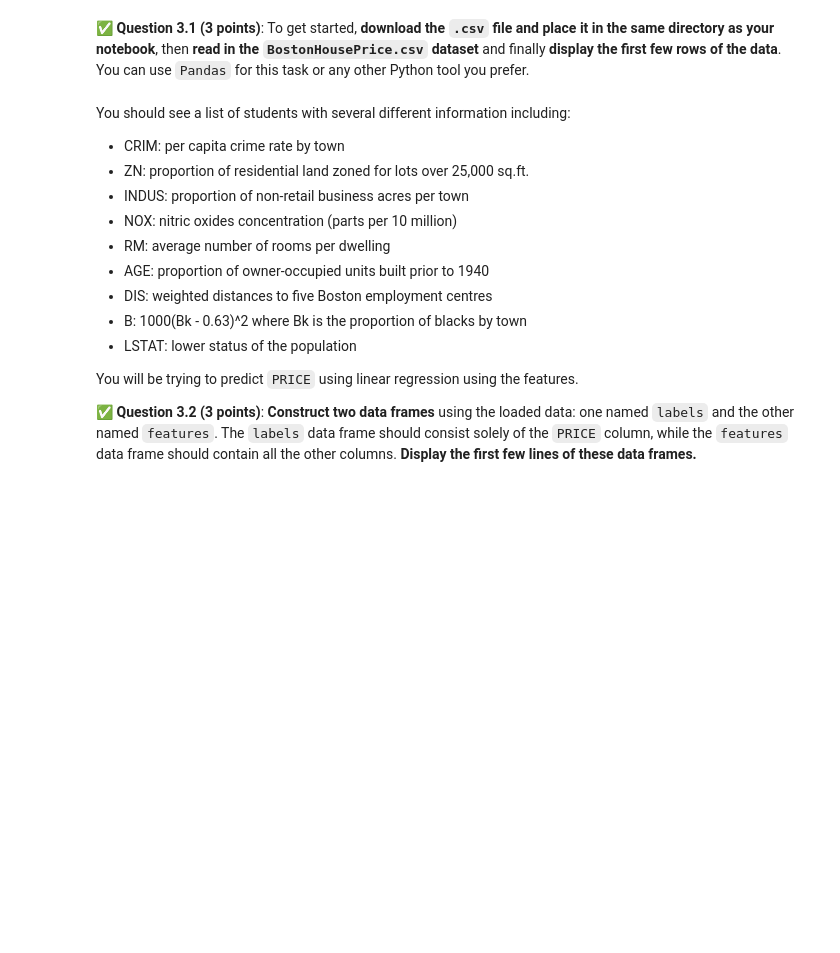
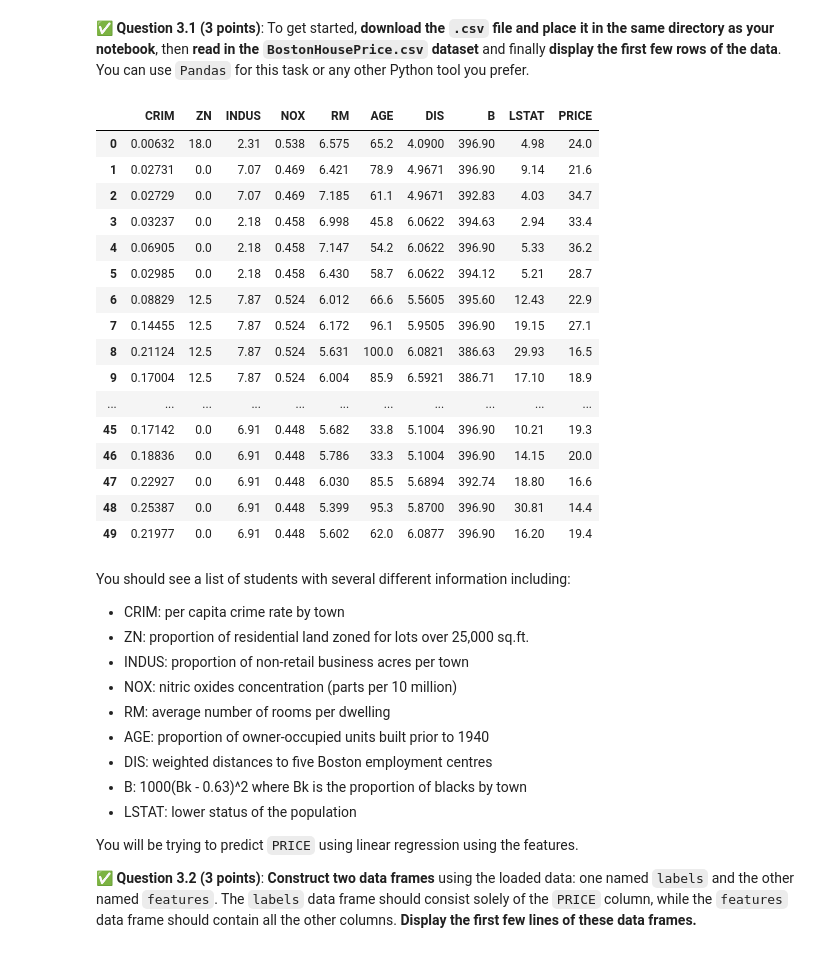
Before and after one commit to Brendanhhh/cmse202-s24-turnin, a Jupyter notebook: final/CMSE202-Final-Section001-STUDENT.ipynb, the cells around one changed output. Saved outputs shown, nothing was run; the diff lists cells and outputs as text; code cells hidden in the pictures; blank space fills up the shorter version.

```diff
--- a/final/CMSE202-Final-Section001-STUDENT.ipynb
+++ b/final/CMSE202-Final-Section001-STUDENT.ipynb
@@ -192,6 +192,26 @@ The goal for this part is to do a multivariate linear regression, also known as
 &#9989; **Question 3.1 (3 points)**: To get started, **download the `.csv` file and place it in the same directory as your notebook**, then **read in the `BostonHousePrice.csv` dataset** and finally **display the first few rows of the data**. You can use `Pandas` for this task or any other Python tool you prefer.
 # %%
 ### Put your code here
+df = pd.read_csv('BostonHousePrice.csv')
+df.head(50)
+# %% [output]
+|  | CRIM | ZN | INDUS | NOX | RM | AGE | DIS | B | LSTAT | PRICE |
+| 0 | 0.00632 | 18.0 | 2.31 | 0.538 | 6.575 | 65.2 | 4.0900 | 396.90 | 4.98 | 24.0 |
+| 1 | 0.02731 | 0.0 | 7.07 | 0.469 | 6.421 | 78.9 | 4.9671 | 396.90 | 9.14 | 21.6 |
+| 2 | 0.02729 | 0.0 | 7.07 | 0.469 | 7.185 | 61.1 | 4.9671 | 392.83 | 4.03 | 34.7 |
+| 3 | 0.03237 | 0.0 | 2.18 | 0.458 | 6.998 | 45.8 | 6.0622 | 394.63 | 2.94 | 33.4 |
+| 4 | 0.06905 | 0.0 | 2.18 | 0.458 | 7.147 | 54.2 | 6.0622 | 396.90 | 5.33 | 36.2 |
+| 5 | 0.02985 | 0.0 | 2.18 | 0.458 | 6.430 | 58.7 | 6.0622 | 394.12 | 5.21 | 28.7 |
+| 6 | 0.08829 | 12.5 | 7.87 | 0.524 | 6.012 | 66.6 | 5.5605 | 395.60 | 12.43 | 22.9 |
+| 7 | 0.14455 | 12.5 | 7.87 | 0.524 | 6.172 | 96.1 | 5.9505 | 396.90 | 19.15 | 27.1 |
+| 8 | 0.21124 | 12.5 | 7.87 | 0.524 | 5.631 | 100.0 | 6.0821 | 386.63 | 29.93 | 16.5 |
+| 9 | 0.17004 | 12.5 | 7.87 | 0.524 | 6.004 | 85.9 | 6.5921 | 386.71 | 17.10 | 18.9 |
+| ... | ... | ... | ... | ... | ... | ... | ... | ... | ... | ... |
+| 45 | 0.17142 | 0.0 | 6.91 | 0.448 | 5.682 | 33.8 | 5.1004 | 396.90 | 10.21 | 19.3 |
+| 46 | 0.18836 | 0.0 | 6.91 | 0.448 | 5.786 | 33.3 | 5.1004 | 396.90 | 14.15 | 20.0 |
+| 47 | 0.22927 | 0.0 | 6.91 | 0.448 | 6.030 | 85.5 | 5.6894 | 392.74 | 18.80 | 16.6 |
+| 48 | 0.25387 | 0.0 | 6.91 | 0.448 | 5.399 | 95.3 | 5.8700 | 396.90 | 30.81 | 14.4 |
+| 49 | 0.21977 | 0.0 | 6.91 | 0.448 | 5.602 | 62.0 | 6.0877 | 396.90 | 16.20 | 19.4 |
 # %% [markdown]
 You should see a list of students with several different information including:
 * CRIM:     per capita crime rate by town
```
Also changed, not shown: parts of 11 cells of this notebook, 1 other file.
